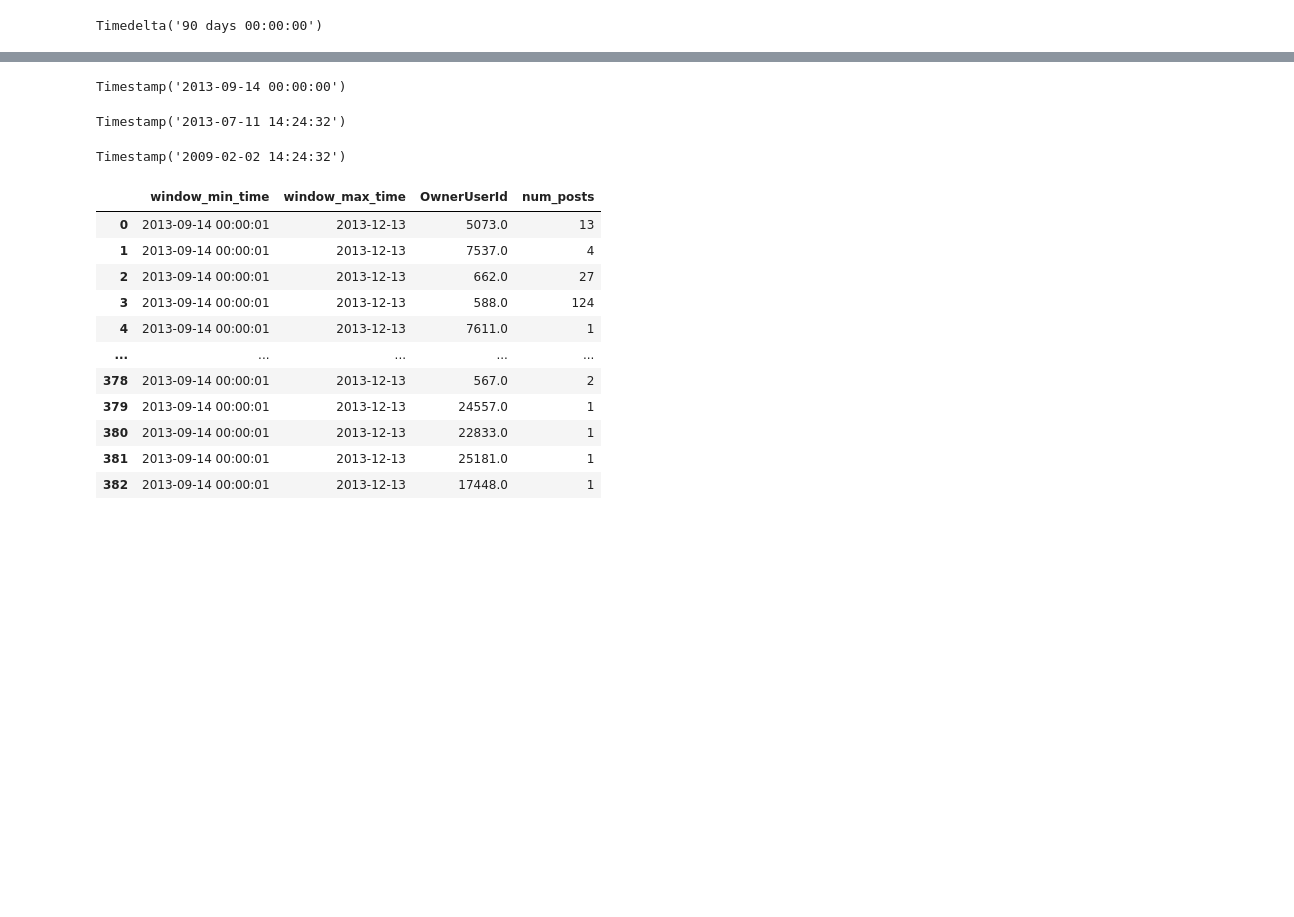
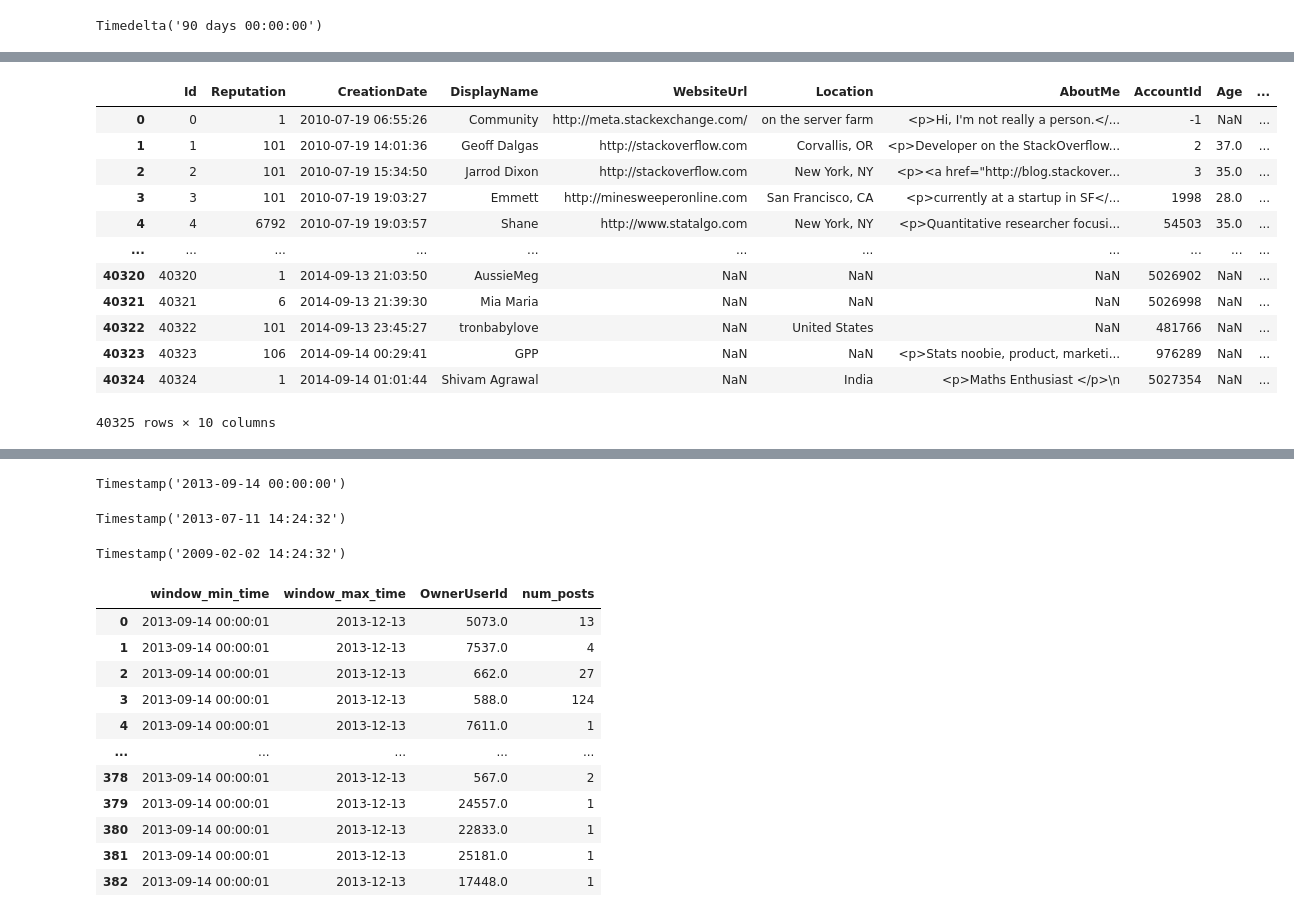
Before and after one commit to snap-stanford/relbench, a Jupyter notebook: examples/forum/analysis.ipynb, the cells around one changed output, grey strips where cells are left out. Saved outputs shown, nothing was run; the diff lists cells and outputs as text; code cells hidden in the pictures; blank space fills up the shorter version.

```diff
--- a/examples/forum/analysis.ipynb
+++ b/examples/forum/analysis.ipynb
@@ -63,0 +104,16 @@ train_table.df
+# %%
+ds._db.tables["users"].df
+# %% [output]
+|  | Id | Reputation | CreationDate | DisplayName | WebsiteUrl | Location | AboutMe | AccountId | Age | ... |
+| 0 | 0 | 1 | 2010-07-19 06:55:26 | Community | http://meta.stackexchange.com/ | on the server farm | <p>Hi, I'm not really a person.</... | -1 | NaN | ... |
+| 1 | 1 | 101 | 2010-07-19 14:01:36 | Geoff Dalgas | http://stackoverflow.com | Corvallis, OR | <p>Developer on the StackOverflow... | 2 | 37.0 | ... |
+| 2 | 2 | 101 | 2010-07-19 15:34:50 | Jarrod Dixon | http://stackoverflow.com | New York, NY | <p><a href="http://blog.stackover... | 3 | 35.0 | ... |
+| 3 | 3 | 101 | 2010-07-19 19:03:27 | Emmett | http://minesweeperonline.com | San Francisco, CA | <p>currently at a startup in SF</... | 1998 | 28.0 | ... |
+| 4 | 4 | 6792 | 2010-07-19 19:03:57 | Shane | http://www.statalgo.com | New York, NY | <p>Quantitative researcher focusi... | 54503 | 35.0 | ... |
+| ... | ... | ... | ... | ... | ... | ... | ... | ... | ... | ... |
+| 40320 | 40320 | 1 | 2014-09-13 21:03:50 | AussieMeg | NaN | NaN | NaN | 5026902 | NaN | ... |
+| 40321 | 40321 | 6 | 2014-09-13 21:39:30 | Mia Maria | NaN | NaN | NaN | 5026998 | NaN | ... |
+| 40322 | 40322 | 101 | 2014-09-13 23:45:27 | tronbabylove | NaN | United States | NaN | 481766 | NaN | ... |
+| 40323 | 40323 | 106 | 2014-09-14 00:29:41 | GPP | NaN | NaN | <p>Stats noobie, product, marketi... | 976289 | NaN | ... |
+| 40324 | 40324 | 1 | 2014-09-14 01:01:44 | Shivam Agrawal | NaN | India | <p>Maths Enthusiast </p>\n | 5027354 | NaN | ... |
+40325 rows × 10 columns
```
Also changed, not shown: parts of 40 cells of this notebook, 2 other files.
